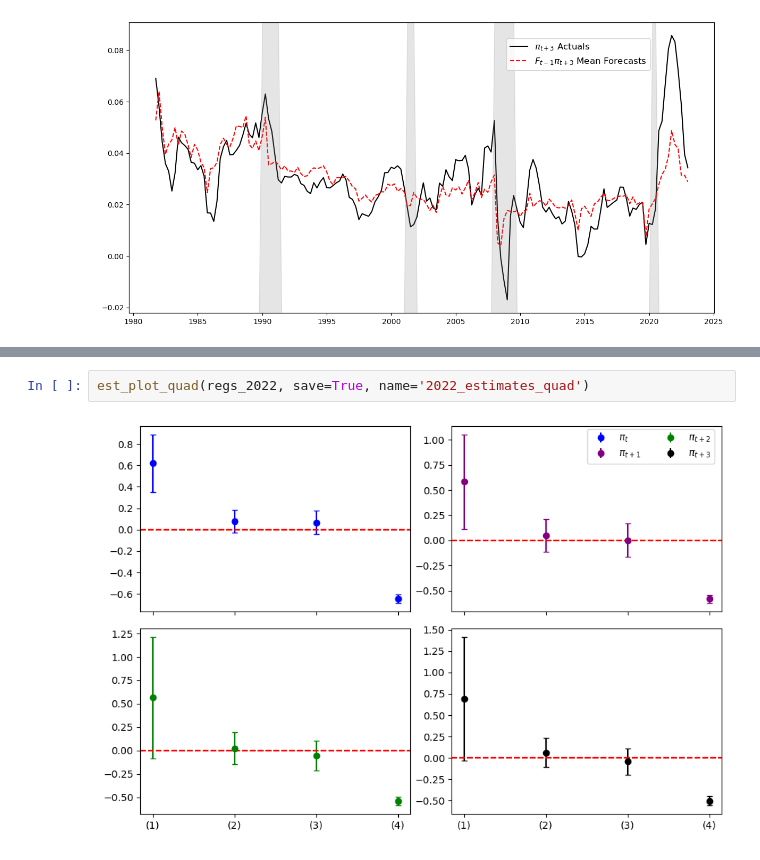
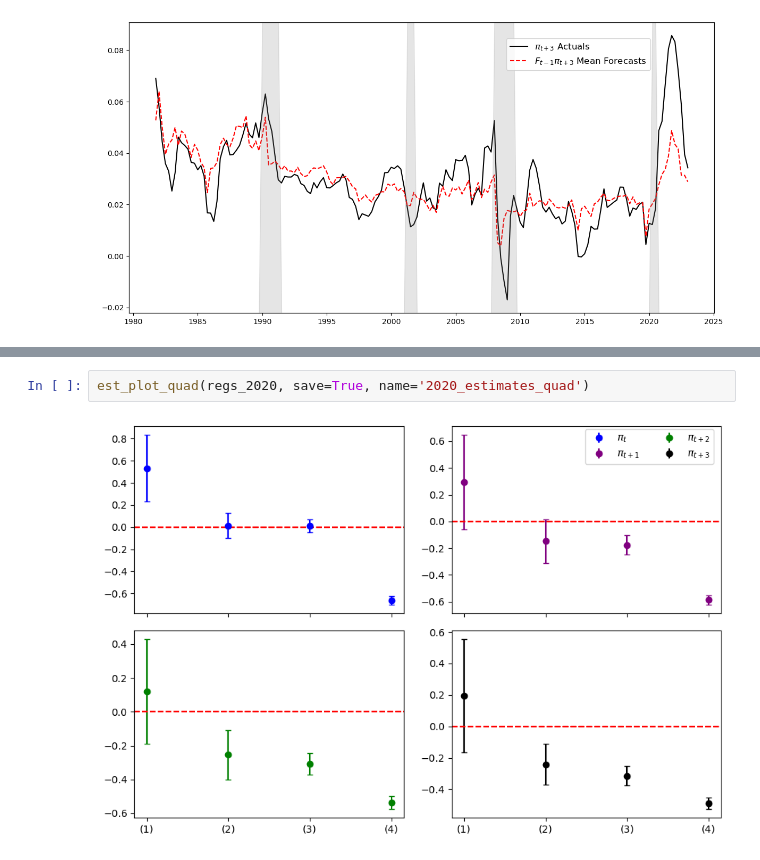
Before and after one commit to calvinmcelvain/expectation_replication, a Jupyter notebook: code/_004plots.ipynb, the cells around one changed output, grey strips where cells are left out. Saved outputs shown, nothing was run; the diff lists cells and outputs as text.

```diff
--- a/code/_004plots.ipynb
+++ b/code/_004plots.ipynb
@@ -323,5 +323,5 @@ params_plot(regs_2022, parameters_2022, regs_2022_nr, parameters_2022_nr, save=T
 # %%
-est_plot_quad(regs_2022, save=True, name='2022_estimates_quad')
+est_plot_quad(regs_2020, save=True, name='2020_estimates_quad')
 # %% [output]
-[figure, old version]
+[figure, new version]
 # %%
```
Also changed, not shown: parts of 4 cells of this notebook, 12 other files.
